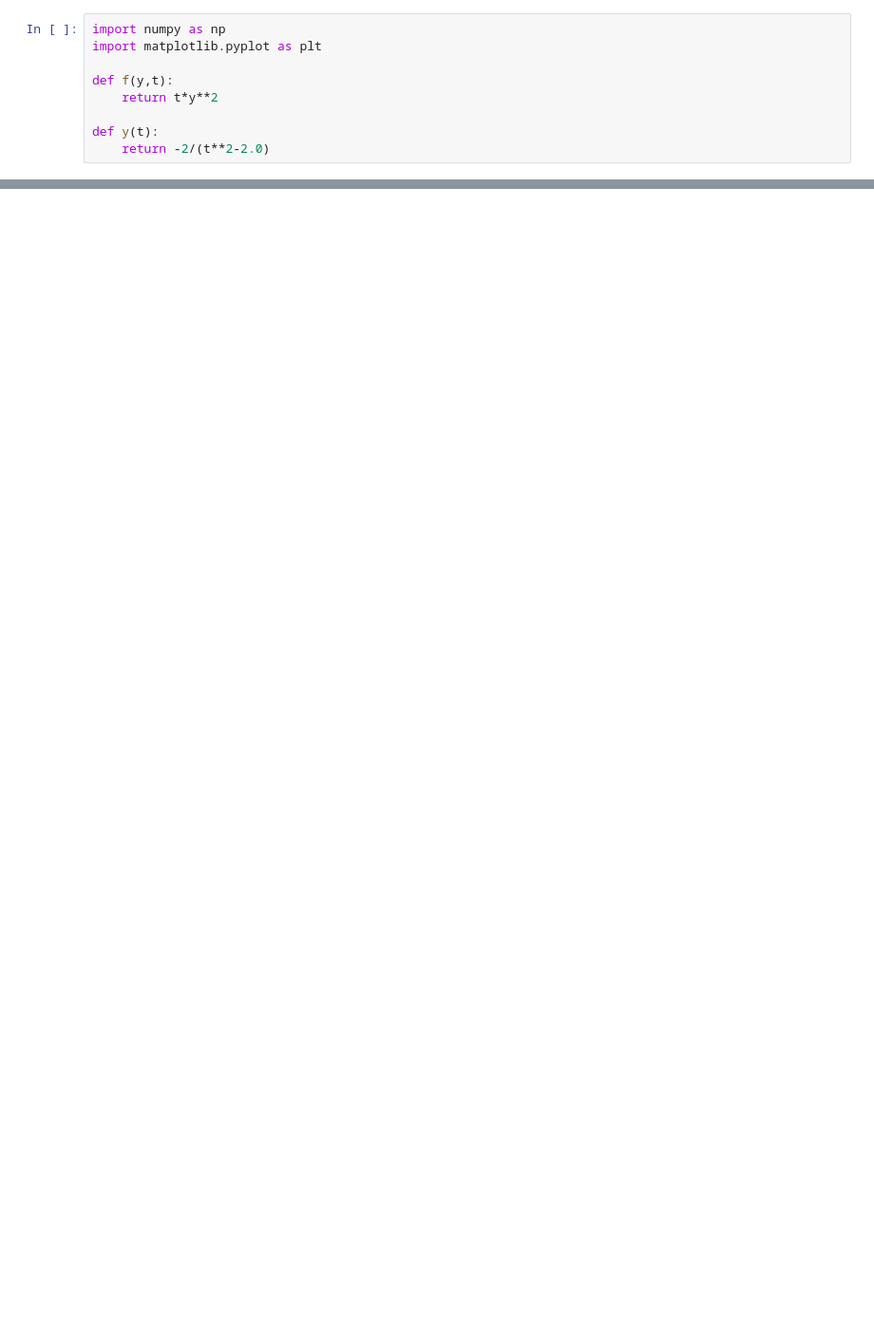
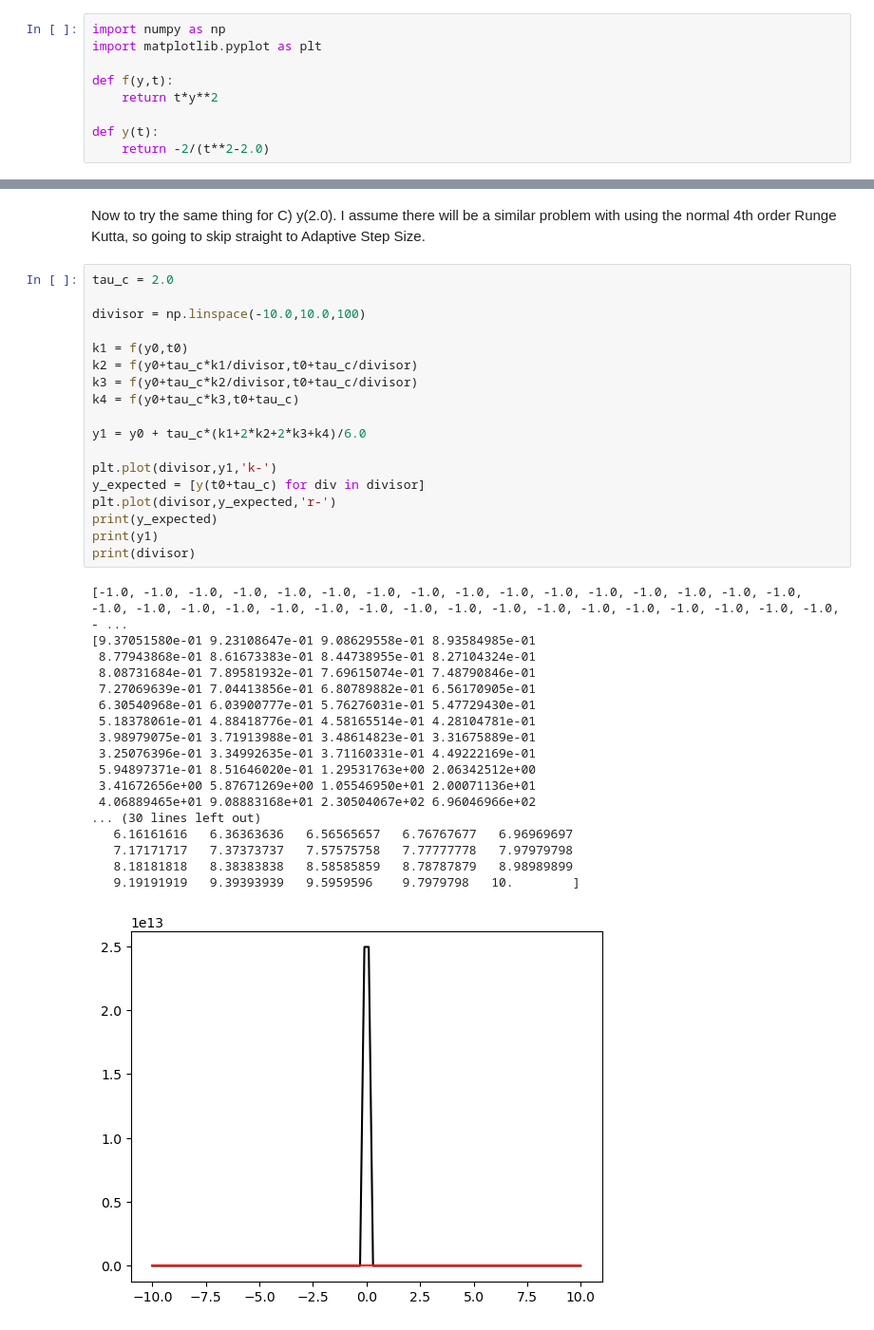
Before and after one commit to alawton42/phys541AudreyLawton, a Jupyter notebook: Assignment 3/graph_runge_kutta_example.ipynb, the cells around one changed output, grey strips where cells are left out. Shown at 95% size. Drawn from its saved outputs; the diff is of its cells as text; blank space fills up the shorter version.

```diff
--- a/Assignment 3/graph_runge_kutta_example.ipynb
+++ b/Assignment 3/graph_runge_kutta_example.ipynb
@@ -125,0 +243,39 @@ plt.axhline(0.0,color='r')
+# %% [markdown]
+Now to try the same thing for C) y(2.0). I assume there will be a similar problem with using the normal 4th order Runge Kutta, so going to skip straight to Adaptive Step Size.
+# %%
+tau_c = 2.0
+
+divisor = np.linspace(-10.0,10.0,100)
+
+k1 = f(y0,t0)
+k2 = f(y0+tau_c*k1/divisor,t0+tau_c/divisor)
+k3 = f(y0+tau_c*k2/divisor,t0+tau_c/divisor)
+k4 = f(y0+tau_c*k3,t0+tau_c)
+
+y1 = y0 + tau_c*(k1+2*k2+2*k3+k4)/6.0
+
+plt.plot(divisor,y1,'k-')
+y_expected = [y(t0+tau_c) for div in divisor]
+plt.plot(divisor,y_expected,'r-')
+print(y_expected)
+print(y1)
+print(divisor)
+# %% [output]
+[-1.0, -1.0, -1.0, -1.0, -1.0, -1.0, -1.0, -1.0, -1.0, -1.0, -1.0, -1.0, -1.0, -1.0, -1.0, -1.0, -1.0, -1.0, -1.0, -1.0, -1.0, -1.0, -1.0, -1.0, -1.0, -1.0, -1.0, -1.0, -1.0, -1.0, -1.0, -1.0, -1.0, - ...
+[9.37051580e-01 9.23108647e-01 9.08629558e-01 8.93584985e-01
+ 8.77943868e-01 8.61673383e-01 8.44738955e-01 8.27104324e-01
+ 8.08731684e-01 7.89581932e-01 7.69615074e-01 7.48790846e-01
+ 7.27069639e-01 7.04413856e-01 6.80789882e-01 6.56170905e-01
+ 6.30540968e-01 6.03900777e-01 5.76276031e-01 5.47729430e-01
+ 5.18378061e-01 4.88418776e-01 4.58165514e-01 4.28104781e-01
+ 3.98979075e-01 3.71913988e-01 3.48614823e-01 3.31675889e-01
+ 3.25076396e-01 3.34992635e-01 3.71160331e-01 4.49222169e-01
+ 5.94897371e-01 8.51646020e-01 1.29531763e+00 2.06342512e+00
+ 3.41672656e+00 5.87671269e+00 1.05546950e+01 2.00071136e+01
+ 4.06889465e+01 9.08883168e+01 2.30504067e+02 6.96046966e+02
+... (30 lines left out)
+   6.16161616   6.36363636   6.56565657   6.76767677   6.96969697
+   7.17171717   7.37373737   7.57575758   7.77777778   7.97979798
+   8.18181818   8.38383838   8.58585859   8.78787879   8.98989899
+   9.19191919   9.39393939   9.5959596    9.7979798   10.        ]
+[figure, added]
```
Also changed, not shown: parts of 13 cells of this notebook, 1 other file.
